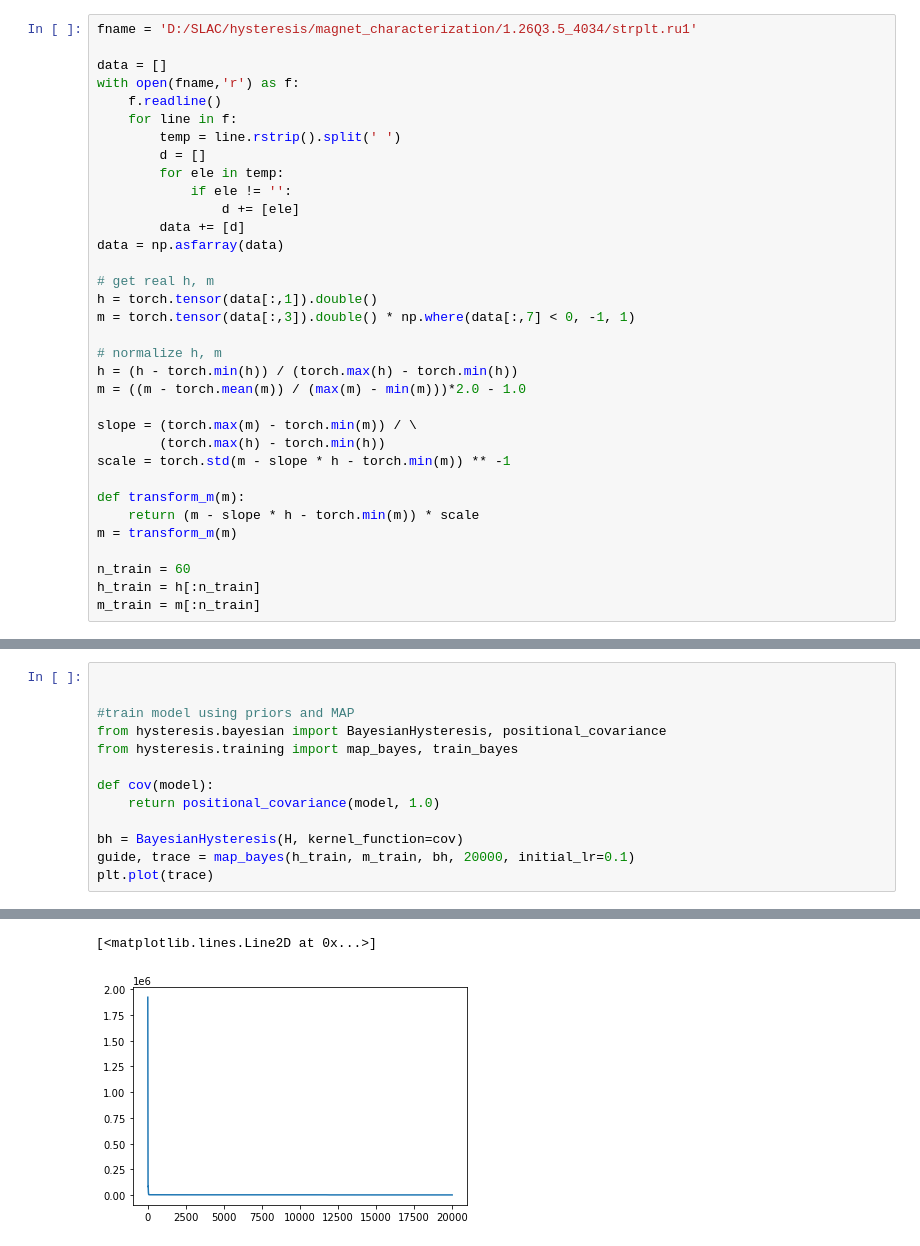
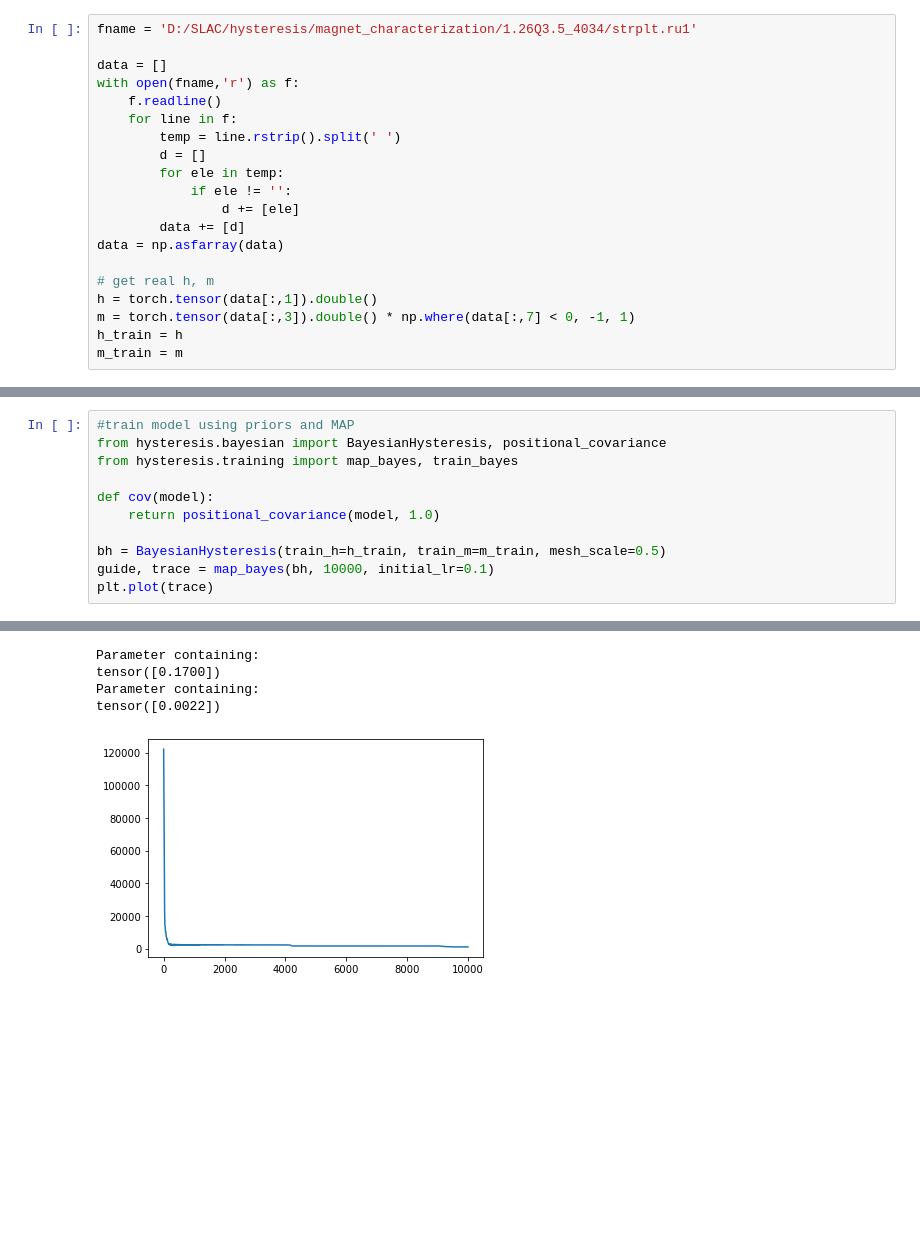
Before and after one commit to roussel-ryan/diff_hysteresis, a Jupyter notebook: fitting/slac/slac_run1_q4034.ipynb, the cells around one changed output, grey strips where cells are left out. Cells and saved outputs as stored; diff of their text form; blank space fills up the shorter version.

```diff
--- a/fitting/slac/slac_run1_q4034.ipynb
+++ b/fitting/slac/slac_run1_q4034.ipynb
@@ -23,19 +22,5 @@ data = np.asfarray(data)
 # get real h, m
 h = torch.tensor(data[:,1]).double()
 m = torch.tensor(data[:,3]).double() * np.where(data[:,7] < 0, -1, 1)
-
-# normalize h, m
-h = (h - torch.min(h)) / (torch.max(h) - torch.min(h))
-m = ((m - torch.mean(m)) / (max(m) - min(m)))*2.0 - 1.0
-
-slope = (torch.max(m) - torch.min(m)) / \
-        (torch.max(h) - torch.min(h))
-scale = torch.std(m - slope * h - torch.min(m)) ** -1
-
-def transform_m(m):
-    return (m - slope * h - torch.min(m)) * scale
-m = transform_m(m)
-
-n_train = 60
-h_train = h[:n_train]
-m_train = m[:n_train]
+h_train = h
+m_train = m
@@ -104,6 +27,4 @@ tensor([5.9271], dtype=torch.float64, requires_grad=True)
 # %%
-
-
 #train model using priors and MAP
 from hysteresis.bayesian import BayesianHysteresis, positional_covariance
 from hysteresis.training import map_bayes, train_bayes
@@ -111,7 +32,7 @@ from hysteresis.training import map_bayes, train_bayes
 def cov(model):
     return positional_covariance(model, 1.0)
 
-bh = BayesianHysteresis(H, kernel_function=cov)
-guide, trace = map_bayes(h_train, m_train, bh, 20000, initial_lr=0.1)
+bh = BayesianHysteresis(train_h=h_train, train_m=m_train, mesh_scale=0.5)
+guide, trace = map_bayes(bh, 10000, initial_lr=0.1)
 plt.plot(trace)
 # %% [output]
@@ -135,5 +43,8 @@ plt.plot(trace)
-[<matplotlib.lines.Line2D at 0x...>]
+Parameter containing:
+tensor([0.1700])
+Parameter containing:
+tensor([0.0022])
-[figure, old version]
+[figure, new version]
 # %%
 # make predictions
 from hysteresis.bayesian_utils import predict
```
Also changed, not shown: parts of 9 cells of this notebook, 8 other files.
